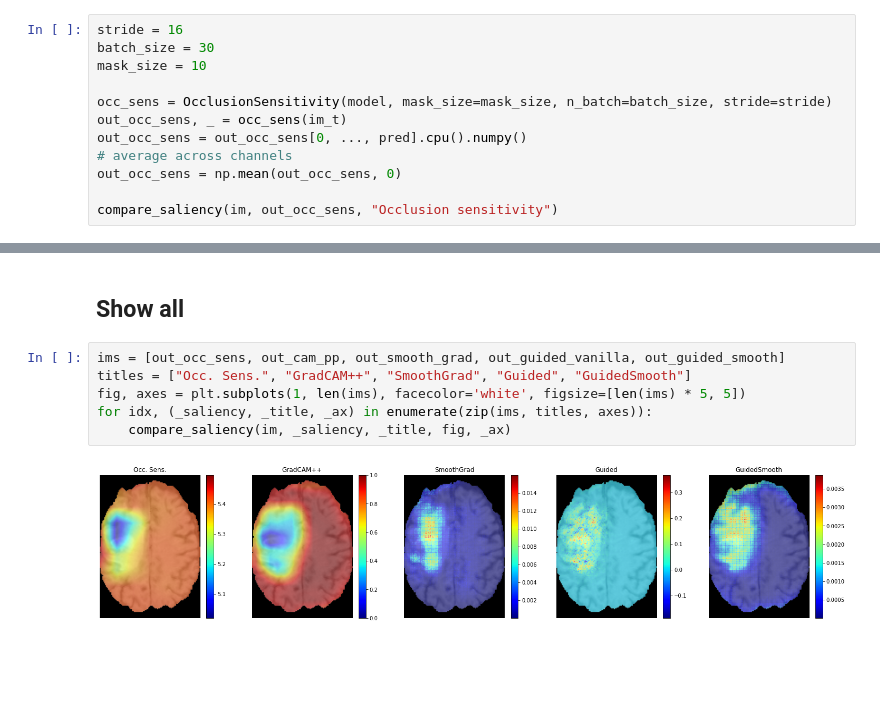
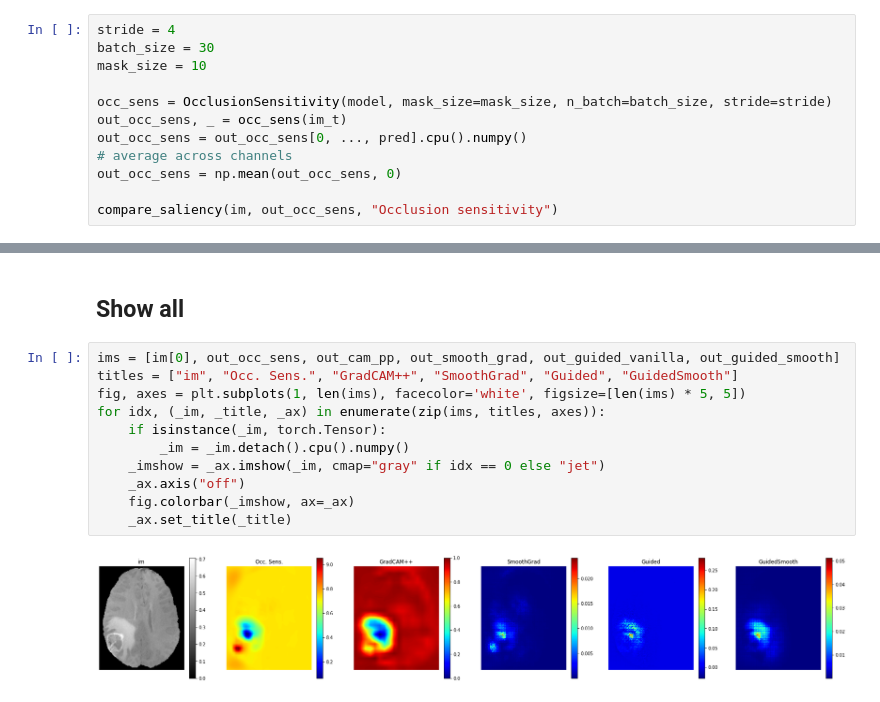
Before and after one commit to rijobro/2D_MONAI_tutorials, a Jupyter notebook: 01_classification/02_interpretability.ipynb, the cells around one changed output, grey strips where cells are left out. Drawn from its saved outputs; the diff is of its cells as text; blank space fills up the shorter version.

```diff
--- a/01_classification/02_interpretability.ipynb
+++ b/01_classification/02_interpretability.ipynb
@@ -262,7 +267,7 @@ The parameter `stride` determines how far the occluded area shifts by for each o
 
 Feel free to play with `mask_size` and see if has any affect on the output image.
 # %%
-stride = 16
+stride = 4
 batch_size = 30
 mask_size = 10
 
@@ -358,10 +363,15 @@ compare_saliency(im, out_guided_smooth, "GuidedSmooth")
 # %% [markdown]
 ## Show all
 # %%
-ims = [out_occ_sens, out_cam_pp, out_smooth_grad, out_guided_vanilla, out_guided_smooth]
-titles = ["Occ. Sens.", "GradCAM++", "SmoothGrad", "Guided", "GuidedSmooth"]
+ims = [im[0], out_occ_sens, out_cam_pp, out_smooth_grad, out_guided_vanilla, out_guided_smooth]
+titles = ["im", "Occ. Sens.", "GradCAM++", "SmoothGrad", "Guided", "GuidedSmooth"]
 fig, axes = plt.subplots(1, len(ims), facecolor='white', figsize=[len(ims) * 5, 5])
-for idx, (_saliency, _title, _ax) in enumerate(zip(ims, titles, axes)):
-    compare_saliency(im, _saliency, _title, fig, _ax)
+for idx, (_im, _title, _ax) in enumerate(zip(ims, titles, axes)):
+    if isinstance(_im, torch.Tensor):
+        _im = _im.detach().cpu().numpy()
+    _imshow = _ax.imshow(_im, cmap="gray" if idx == 0 else "jet")
+    _ax.axis("off")
+    fig.colorbar(_imshow, ax=_ax)
+    _ax.set_title(_title)
 # %% [output]
-[figure, old version]
+[figure, new version]
```
Also changed, not shown: parts of 12 cells of this notebook, 2 other files.
